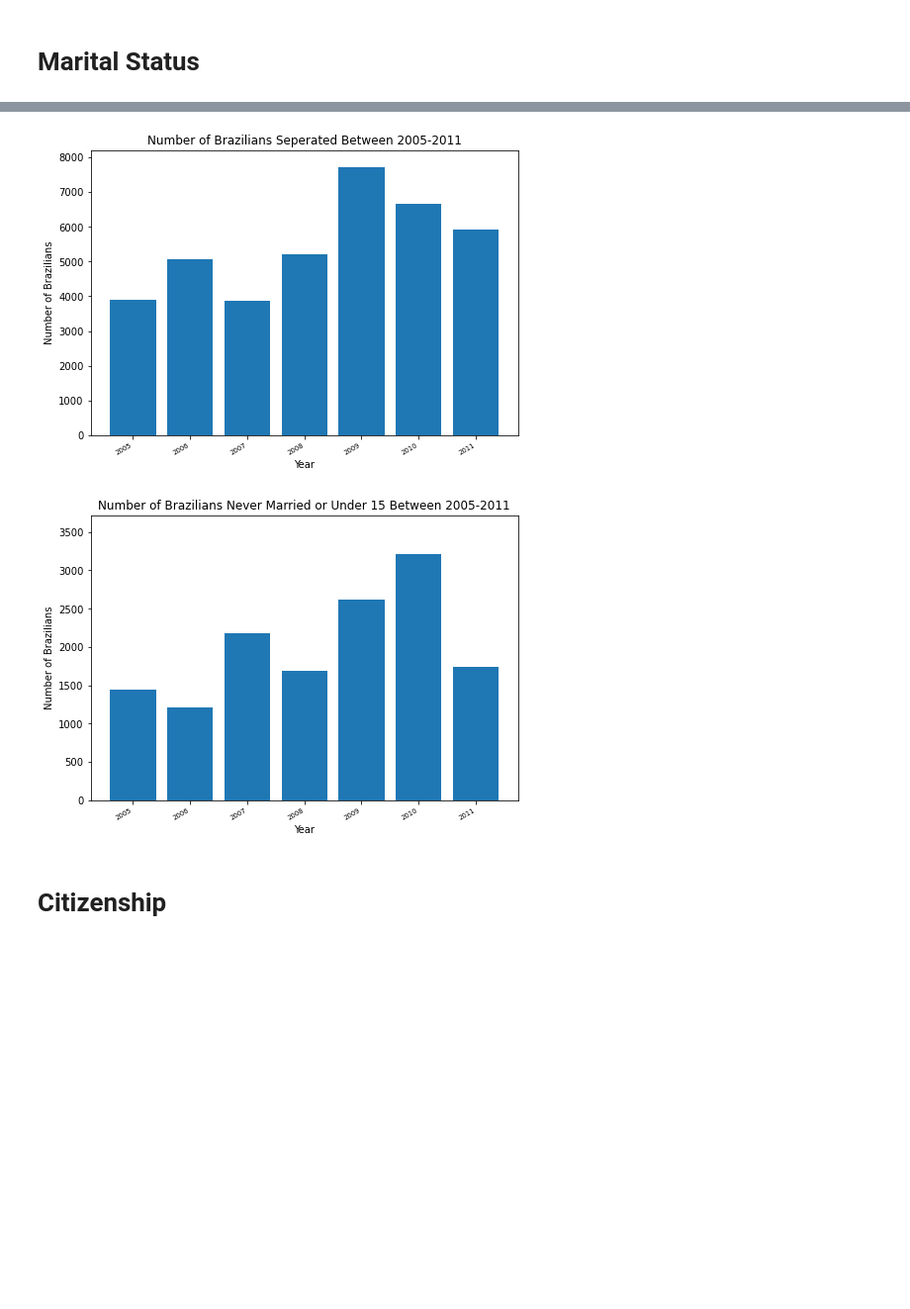
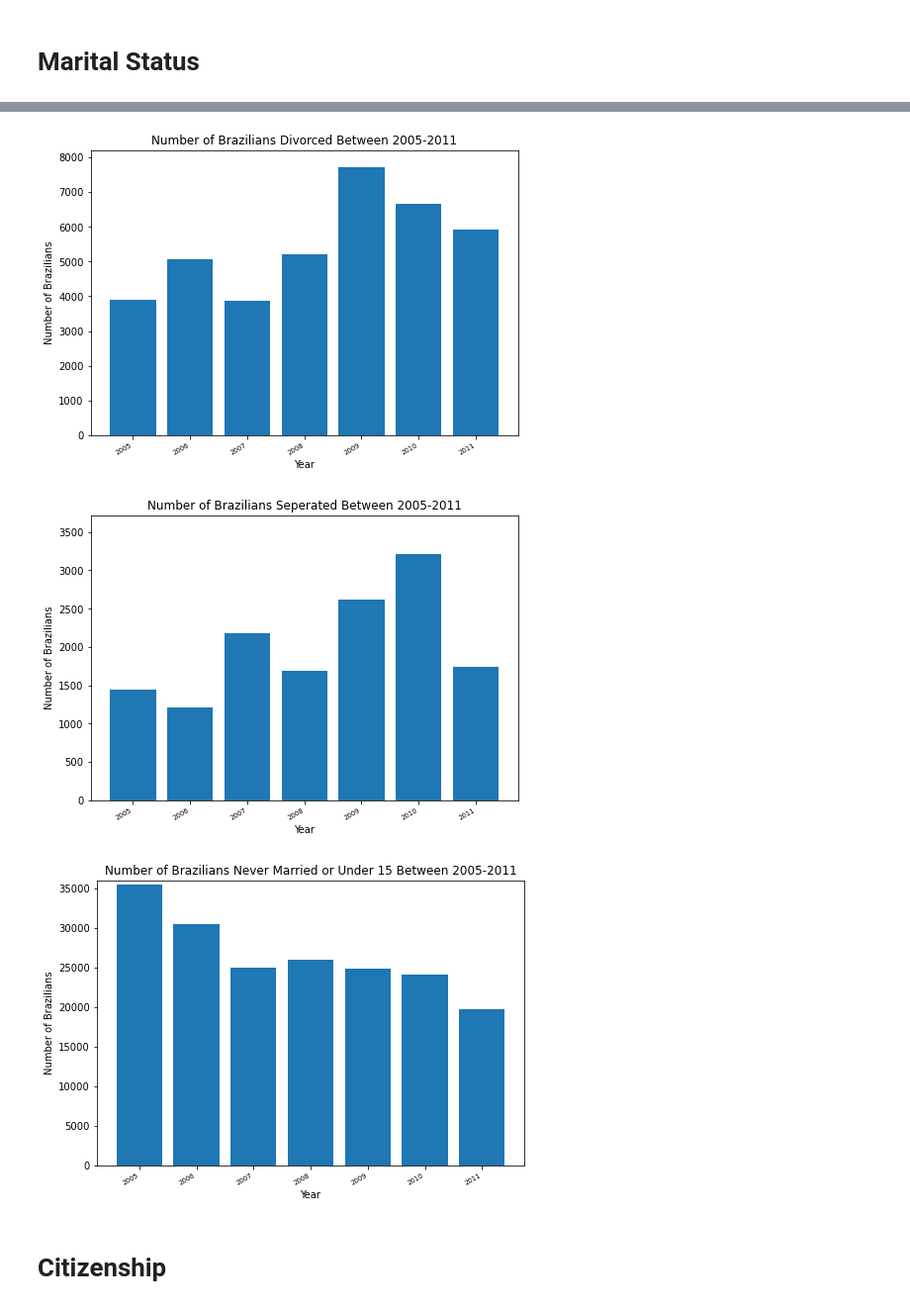
Before and after one commit to BU-Spark/ds-boston-bpda-br-census, a Jupyter notebook: Notebook Files/Brazilian Immigrant Population Over Time.ipynb, the cells around one changed output, grey strips where cells are left out. Shown at 99% size. Drawn from its saved outputs; the diff is of its cells as text; code cells hidden in the pictures; blank space fills up the shorter version.

```diff
--- a/Notebook Files/Brazilian Immigrant Population Over Time.ipynb
+++ b/Notebook Files/Brazilian Immigrant Population Over Time.ipynb
@@ -258,18 +258,21 @@ graph_employment_occupation_range(year_2011, '2011')
 # %%
 married_count = []
 widowed_count = []
+divorced_count = []
 seperated_count = []
 never_or_under_fifteen_count = []
 
 
 for year in year_tuple:
     married_count.append(year[25][20])
+    divorced_count.append(year[25][22])
     widowed_count.append(year[25][21])
-    seperated_count.append(year[25][22])
-    never_or_under_fifteen_count.append(year[25][23])
+    seperated_count.append(year[25][23])
+    never_or_under_fifteen_count.append(year[25][24])
 
 print(married_count)
 print(widowed_count)
+print(divorced_count)
 print(seperated_count)
 print(never_or_under_fifteen_count)
 # %% [output]
@@ -280,26 +284,28 @@ print(never_or_under_fifteen_count)
 # %%
 #Graph different types of marital status among the Brazilian population over time
 def graph_marital_status(data, years, title):
     fig = plt.figure()
     ax = fig.add_axes([0,0,1,1])
     ax.bar(years, data)
     ax.set_ylim(0,max(data)+500)
     ax.set_ylabel('Number of Brazilians')
     ax.set_xlabel('Year')
     ax.set_title(title)
     plt.setp(ax.get_xticklabels(), rotation=30, horizontalalignment='right', fontsize='x-small')
     plt.show()
 
 years = [2005,2006,2007,2008,2009,2010,2011]
 graph_marital_status(married_count, years, 'Number of Brazilians Married Between 2005-2011')
 graph_marital_status(widowed_count, years, 'Number of Brazilians Widowed Between 2005-2011')
+graph_marital_status(divorced_count, years, 'Number of Brazilians Divorced Between 2005-2011')
 graph_marital_status(seperated_count, years, 'Number of Brazilians Seperated Between 2005-2011')
 graph_marital_status(never_or_under_fifteen_count, years, 'Number of Brazilians Never Married or Under 15 Between 2005-2011')
 # %% [output]
 [figure]
 [figure]
-[figure, old version]
+[figure, new version]
-[figure, old version]
+[figure, new version]
+[figure, added]
 # %% [markdown]
 # Citizenship
 # %%
```
Also changed, not shown: parts of 8 cells of this notebook.
